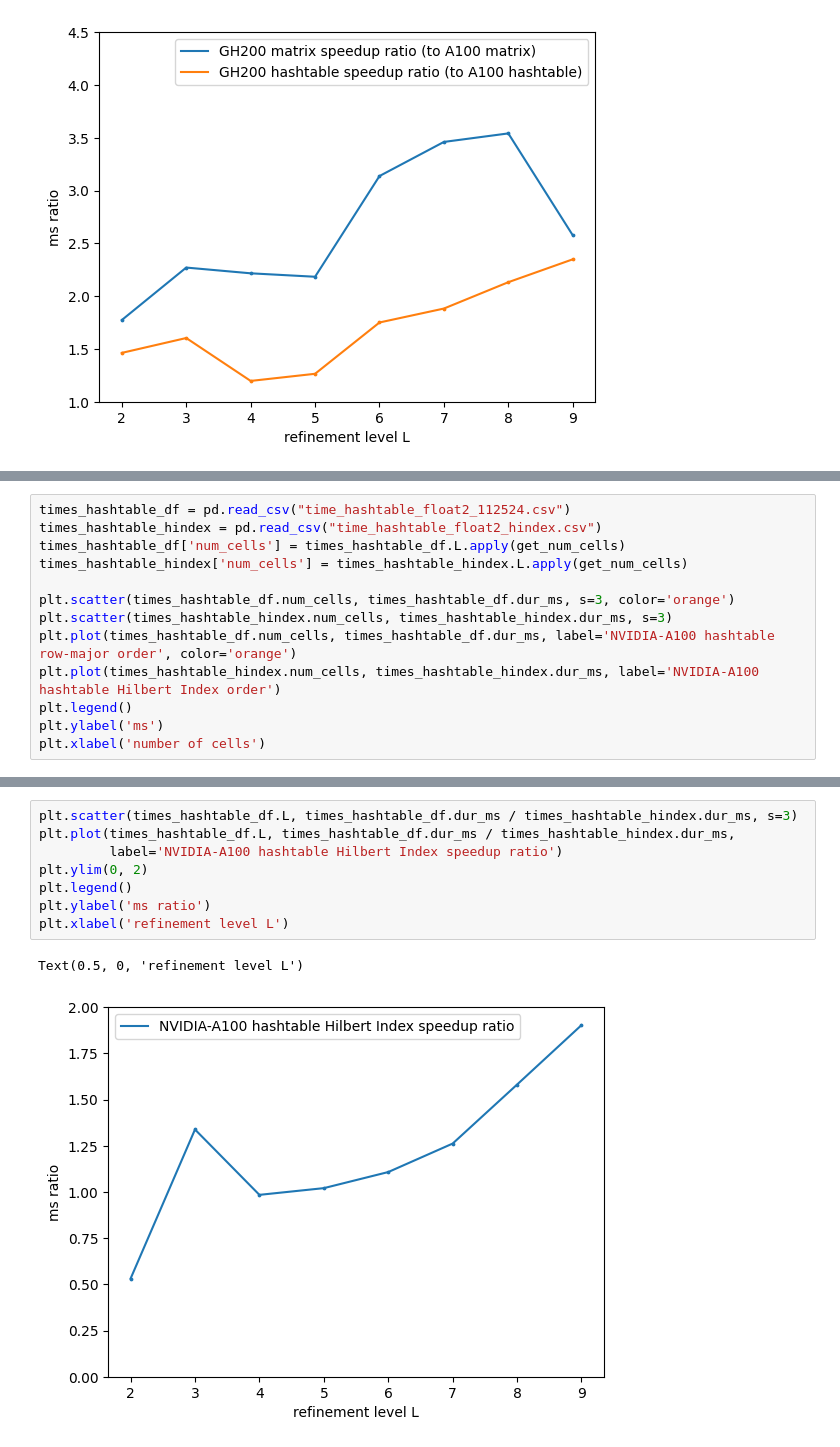
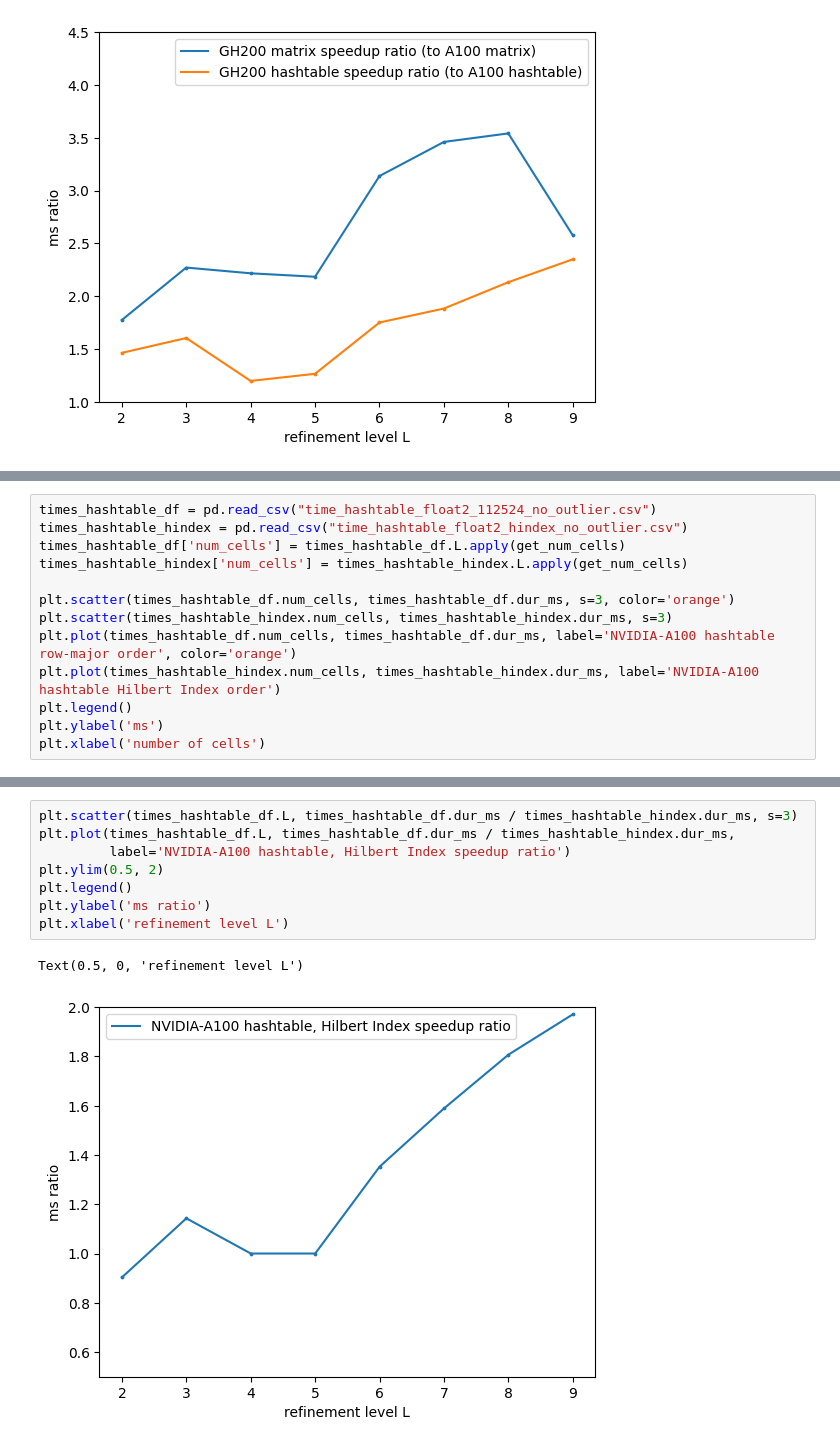
Before and after one commit to 314152718/amr-gpu, a Jupyter notebook: visualize.ipynb, the cells around one changed output, grey strips where cells are left out. Cells and saved outputs as stored; diff of their text form.

```diff
--- a/visualize.ipynb
+++ b/visualize.ipynb
@@ -322,6 +328,6 @@ Text(0.5, 0, 'refinement level L')
 # %%
-times_hashtable_df = pd.read_csv("time_hashtable_float2_112524.csv")
-times_hashtable_hindex = pd.read_csv("time_hashtable_float2_hindex.csv")
+times_hashtable_df = pd.read_csv("time_hashtable_float2_112524_no_outlier.csv")
+times_hashtable_hindex = pd.read_csv("time_hashtable_float2_hindex_no_outlier.csv")
 times_hashtable_df['num_cells'] = times_hashtable_df.L.apply(get_num_cells)
 times_hashtable_hindex['num_cells'] = times_hashtable_hindex.L.apply(get_num_cells)
 
@@ -338,12 +344,12 @@ Text(0.5, 0, 'number of cells')
 # %%
 plt.scatter(times_hashtable_df.L, times_hashtable_df.dur_ms / times_hashtable_hindex.dur_ms, s=3)
 plt.plot(times_hashtable_df.L, times_hashtable_df.dur_ms / times_hashtable_hindex.dur_ms,
-         label='NVIDIA-A100 hashtable Hilbert Index speedup ratio')
-plt.ylim(0, 2)
+         label='NVIDIA-A100 hashtable, Hilbert Index speedup ratio')
+plt.ylim(0.5, 2)
 plt.legend()
 plt.ylabel('ms ratio')
 plt.xlabel('refinement level L')
 # %% [output]
 Text(0.5, 0, 'refinement level L')
-[figure, old version]
+[figure, new version]
 # %%
```
Also changed, not shown: parts of 6 cells of this notebook, 6 other files.
